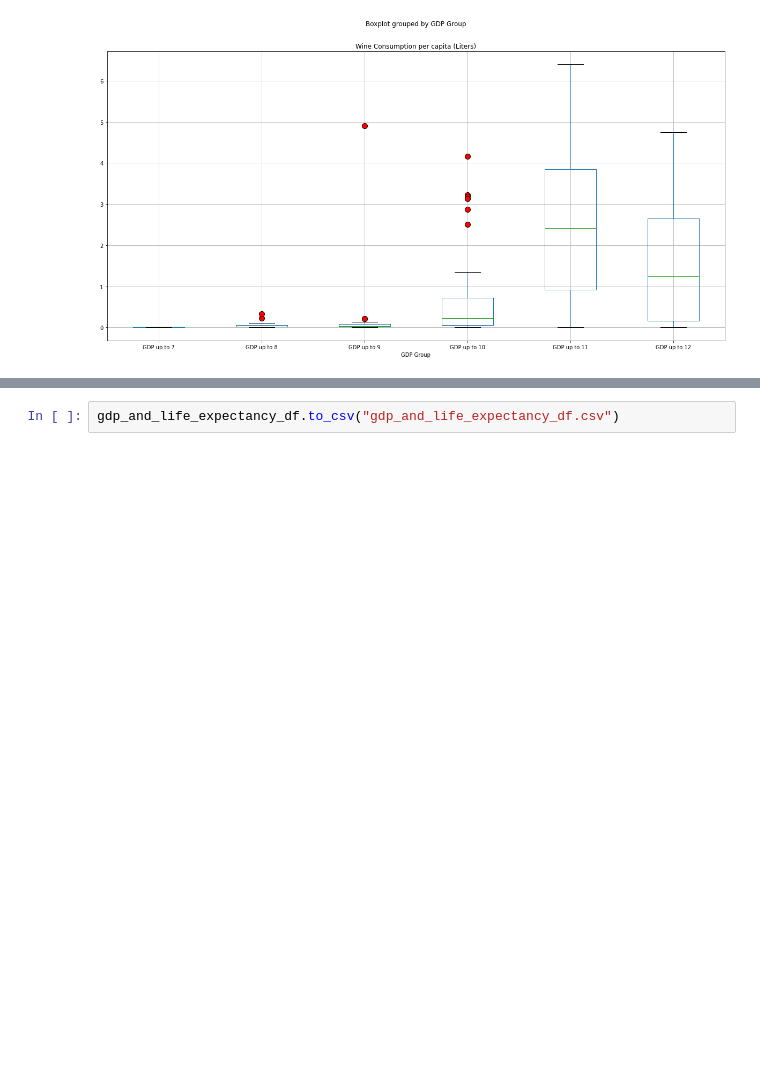
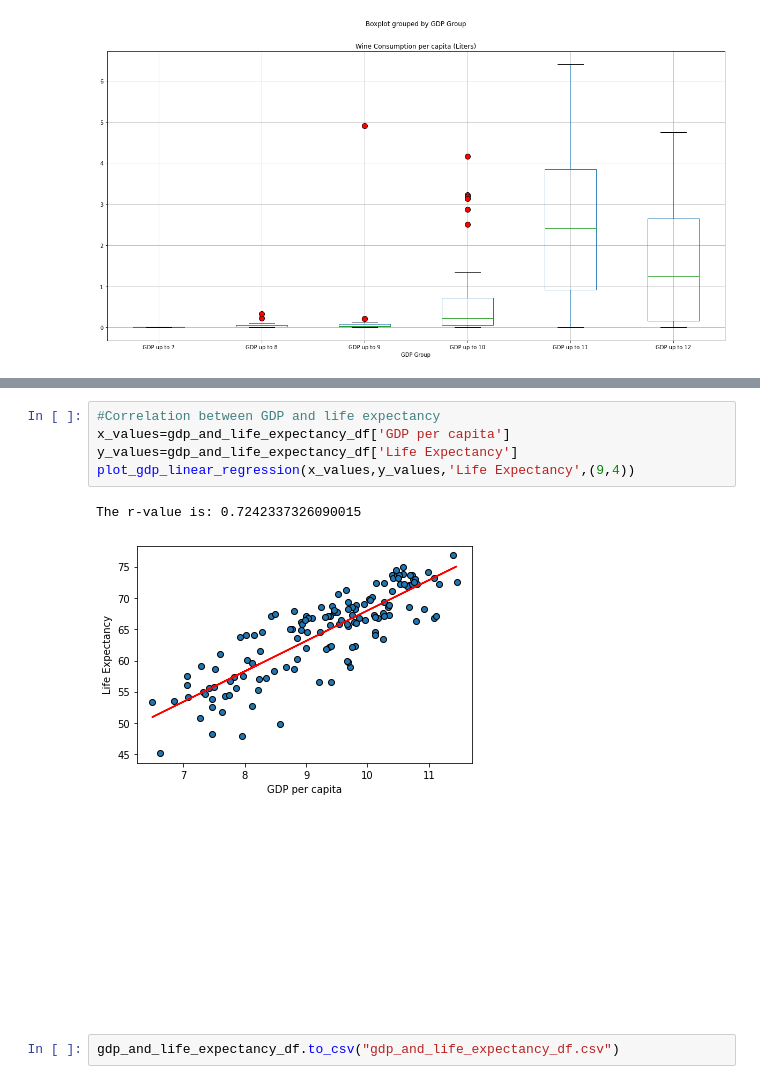
Before and after one commit to reccleston/data-analysis-project-1, a Jupyter notebook: nadia/project_work_with_Ryan.ipynb, the cells around one changed output, grey strips where cells are left out. Drawn from its saved outputs; the diff is of its cells as text; blank space fills up the shorter version.

```diff
--- a/nadia/project_work_with_Ryan.ipynb
+++ b/nadia/project_work_with_Ryan.ipynb
@@ -693,2 +693,10 @@ The r-value is: 0.30128299239517886
+# %%
+#Correlation between GDP and life expectancy
+x_values=gdp_and_life_expectancy_df['GDP per capita']
+y_values=gdp_and_life_expectancy_df['Life Expectancy']
+plot_gdp_linear_regression(x_values,y_values,'Life Expectancy',(9,4))
+# %% [output]
+The r-value is: 0.7242337326090015
+[figure, added]
 # %%
 gdp_and_life_expectancy_df.to_csv("gdp_and_life_expectancy_df.csv")
```
Also changed, not shown: parts of 2 cells of this notebook.
